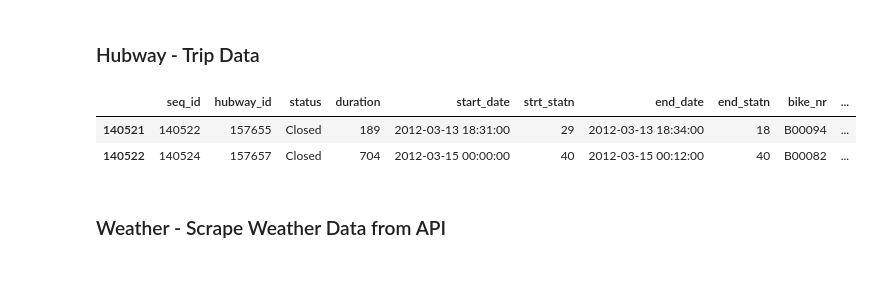
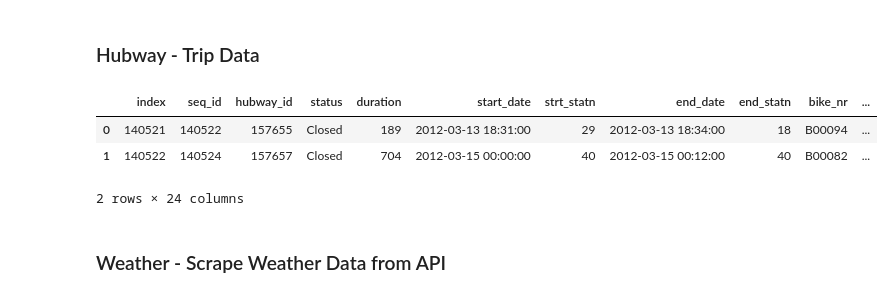
Before and after one commit to CS109Hubway/classp, a Jupyter notebook: Test_Hubway.ipynb, the cells around one changed output. Saved outputs shown, nothing was run; the diff lists cells and outputs as text; code cells hidden in the pictures.

```diff
--- a/Test_Hubway.ipynb
+++ b/Test_Hubway.ipynb
@@ -62,21 +71,34 @@ stations.head()
 # %%
 #load trip data csv
 urltrips='https://raw.githubusercontent.com/CS109Hubway/classp/master/data/tripsthrough2012.csv'
 trips = pd.read_csv(urltrips)
 
 #Modify Date & Time columns
 trips.start_date = pd.to_datetime(trips.start_date)
 trips.end_date = pd.to_datetime(trips.end_date)
-trips['year'] = trips.start_date.map(lambda t: t.year)
-trips= trips.loc[trips.year == 2012]
-trips['day_date'] = trips.start_date.map(lambda t: t.date())
-trips['weekday'] = trips.day_date.map(lambda t: t.weekday())
-trips['hour'] = trips.start_date.map(lambda t: t.hour)
+trips=  trips.loc[trips.start_date.map(lambda t: t.year) == 2012]
+trips['st_hour'] = trips.start_date.map(lambda t: t.hour)
+trips['end_hour'] = trips.end_date.map(lambda t: t.hour)
+trips['st_minute'] = trips.start_date.map(lambda t: t.minute)
+trips['end_minute'] = trips.end_date.map(lambda t: t.minute)
+trips.st_minute= trips.st_minute+60*trips.st_hour
+trips.end_minute= trips.end_minute+60*trips.end_hour
+trips['st_month'] = trips.start_date.map(lambda t: t.month)
+trips['end_month'] = trips.end_date.map(lambda t: t.month)
+trips['st_daydate'] = trips.start_date.map(lambda t: t.date())
+trips['end_daydate'] = trips.end_date.map(lambda t: t.date())
+trips['st_weekday'] = trips.st_daydate.map(lambda t: t.weekday())
+trips['end_weekday'] = trips.end_daydate.map(lambda t: t.weekday())
+trips.reset_index(inplace=True)
+
+
+
 trips.iloc[0:2,:]
 # %% [output]
-|  | seq_id | hubway_id | status | duration | start_date | strt_statn | end_date | end_statn | bike_nr | ... |
-| 140521 | 140522 | 157655 | Closed | 189 | 2012-03-13 18:31:00 | 29 | 2012-03-13 18:34:00 | 18 | B00094 | ... |
-| 140522 | 140524 | 157657 | Closed | 704 | 2012-03-15 00:00:00 | 40 | 2012-03-15 00:12:00 | 40 | B00082 | ... |
+|  | index | seq_id | hubway_id | status | duration | start_date | strt_statn | end_date | end_statn | bike_nr | ... |
+| 0 | 140521 | 140522 | 157655 | Closed | 189 | 2012-03-13 18:31:00 | 29 | 2012-03-13 18:34:00 | 18 | B00094 | ... |
+| 1 | 140522 | 140524 | 157657 | Closed | 704 | 2012-03-15 00:00:00 | 40 | 2012-03-15 00:12:00 | 40 | B00082 | ... |
+2 rows × 24 columns
 # %% [markdown]
 ### Weather - Scrape Weather Data from API
 # %%
```
Also changed, not shown: parts of 7 cells of this notebook.
